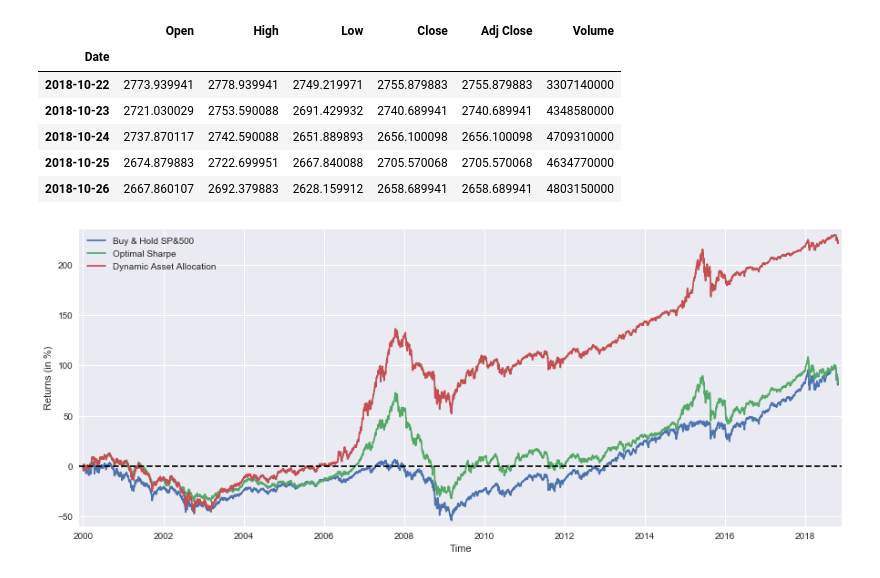
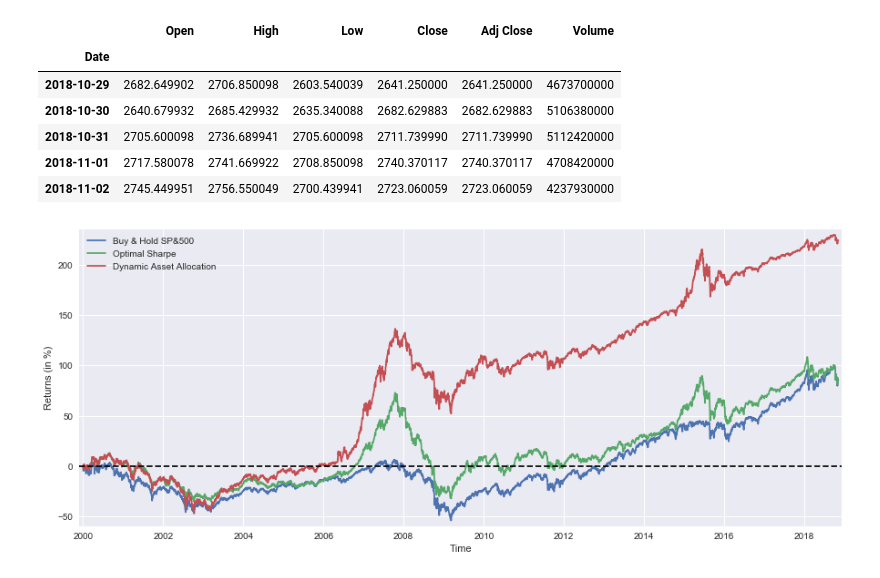
Before and after one commit to LongOnly/Quantitative-Notebooks, a Jupyter notebook: DynamicAssetAllocation.ipynb, the cells around one changed output. Cells and saved outputs as stored; diff of their text form; code cells hidden in the pictures.

```diff
--- a/DynamicAssetAllocation.ipynb
+++ b/DynamicAssetAllocation.ipynb
@@ -19,39 +19,39 @@ def getdata(tickers,start,end,frequency):
     res = requests.get('https://finance.yahoo.com/quote/SPY/history')
     cookie = res.cookies['B']
     pattern = re.compile('.*"CrumbStore":\{"crumb":"(?P<crumb>[^"]+)"\}')
     for line in res.text.splitlines():
         m = pattern.match(line)
         if m is not None:
             crumb = m.groupdict()['crumb']
     for ticker in tickers:
         url_str = "https://query1.finance.yahoo.com/v7/finance/download/%s"
         url_str += "?period1=%s&period2=%s&interval=%s&events=history&crumb=%s"
         url = url_str % (ticker, start, end, frequency, crumb)
         res = requests.get(url, cookies={'B': cookie}).text
         OHLC[ticker] = pd.read_csv(io.StringIO(res), index_col=0,
                                    error_bad_lines=False).replace('null', np.nan).dropna()
         OHLC[ticker].index = pd.to_datetime(OHLC[ticker].index)
         OHLC[ticker] = OHLC[ticker].apply(pd.to_numeric)
     return OHLC
 
 tickers = ['%5EGSPC','000001.SS']
 
 data = None
 while data is None:
     try:
-        data = getdata(tickers,'946610000','1540680000','1d')
+        data = getdata(tickers,'946610000','1541224000','1d')
     except:
          pass
 
 data['%5EGSPC'].tail()
 # %% [output]
 |  | Open | High | Low | Close | Adj Close | Volume |
 | Date |  |  |  |  |  |  |
-| 2018-10-22 | 2773.939941 | 2778.939941 | 2749.219971 | 2755.879883 | 2755.879883 | 3307140000 |
-| 2018-10-23 | 2721.030029 | 2753.590088 | 2691.429932 | 2740.689941 | 2740.689941 | 4348580000 |
-| 2018-10-24 | 2737.870117 | 2742.590088 | 2651.889893 | 2656.100098 | 2656.100098 | 4709310000 |
-| 2018-10-25 | 2674.879883 | 2722.699951 | 2667.840088 | 2705.570068 | 2705.570068 | 4634770000 |
-| 2018-10-26 | 2667.860107 | 2692.379883 | 2628.159912 | 2658.689941 | 2658.689941 | 4803150000 |
+| 2018-10-29 | 2682.649902 | 2706.850098 | 2603.540039 | 2641.250000 | 2641.250000 | 4673700000 |
+| 2018-10-30 | 2640.679932 | 2685.429932 | 2635.340088 | 2682.629883 | 2682.629883 | 5106380000 |
+| 2018-10-31 | 2705.600098 | 2736.689941 | 2705.600098 | 2711.739990 | 2711.739990 | 5112420000 |
+| 2018-11-01 | 2717.580078 | 2741.669922 | 2708.850098 | 2740.370117 | 2740.370117 | 4708420000 |
+| 2018-11-02 | 2745.449951 | 2756.550049 | 2700.439941 | 2723.060059 | 2723.060059 | 4237930000 |
 # %%
 ReturnSP = data['%5EGSPC']['Adj Close']/data['%5EGSPC']['Adj Close'].shift(1)-1
 BuyHoldSP = data['%5EGSPC']['Adj Close']/float(data['%5EGSPC']['Adj Close'][:1])-1
```
Also changed, not shown: parts of 1 cell of this notebook, 2 other files.
